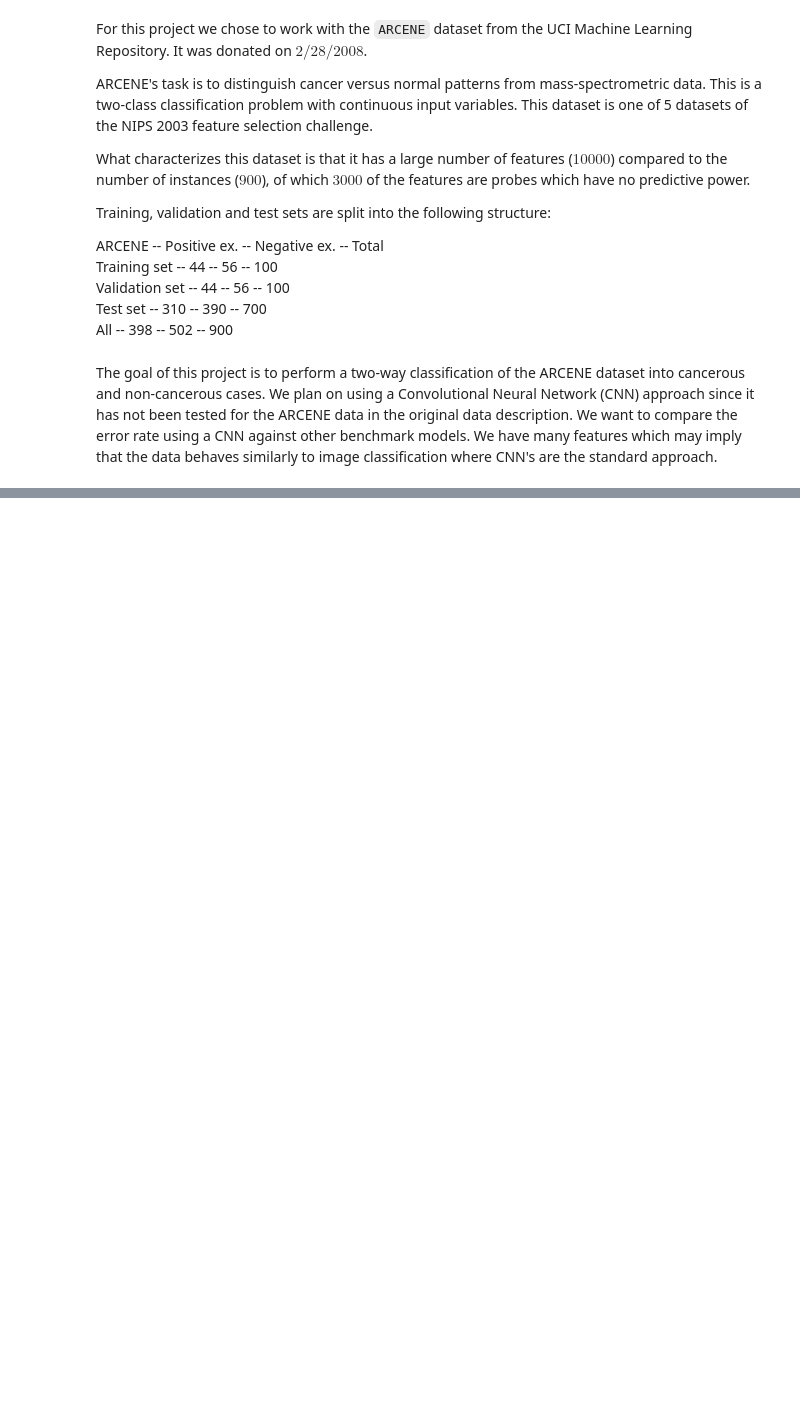
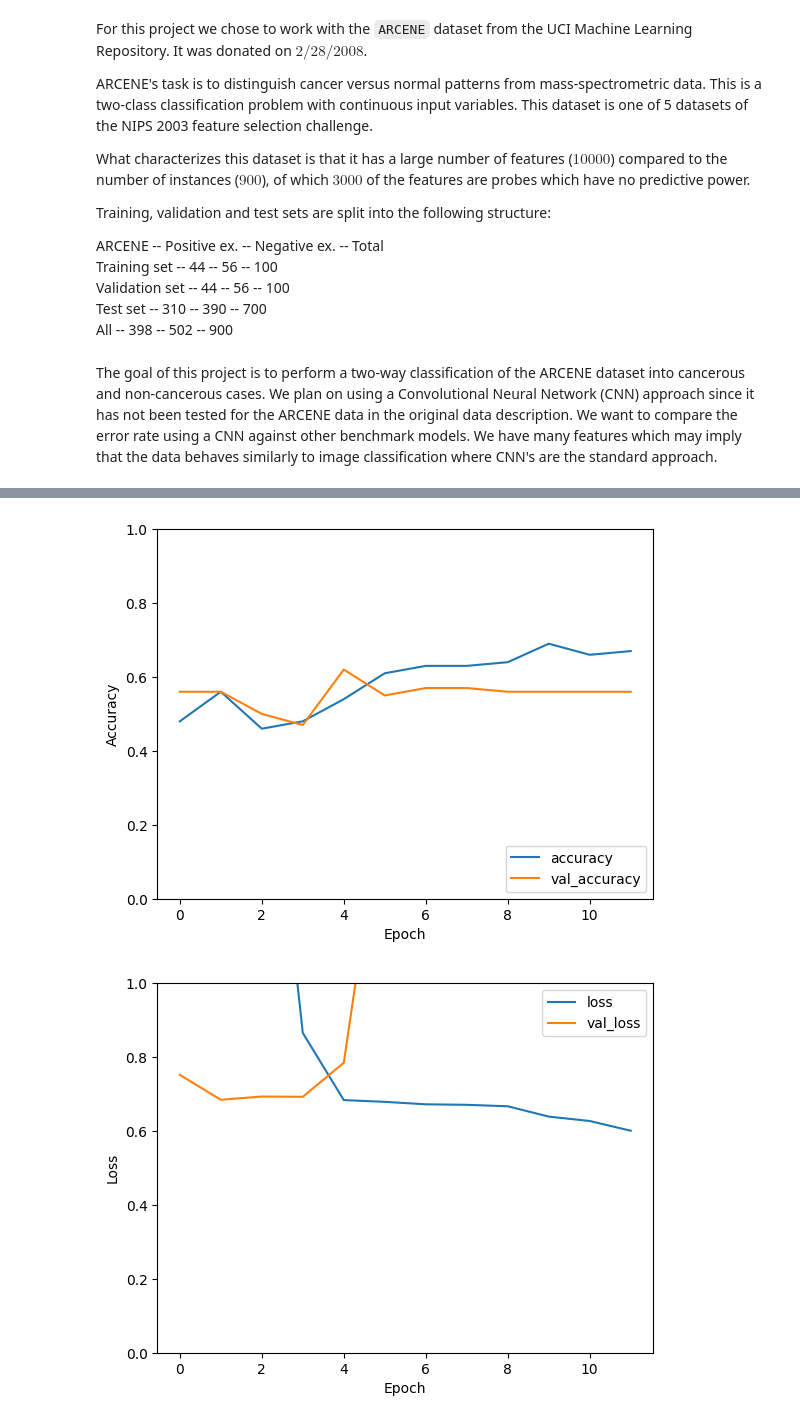
Before and after one commit to maxbrehmer/deep_learning_pr4, a Jupyter notebook: max_branch/base_notebook.ipynb, the cells around one changed output, grey strips where cells are left out. Cells and saved outputs as stored; diff of their text form; code cells hidden in the pictures; blank space fills up the shorter version.

Commit message:
constructed CNN and initial training algorithm

```diff
--- a/max_branch/base_notebook.ipynb
+++ b/max_branch/base_notebook.ipynb
@@ -40,7 +40,6 @@ remove_empty_columns(test_data)
 # %%
 import setuptools.dist
 import tensorflow as tf
-from tensorflow.keras import datasets, layers, models
 from tensorflow.keras.utils import to_categorical
 from sklearn.preprocessing import MinMaxScaler
 import numpy as np
@@ -63,16 +62,7 @@ train_data = scaler.fit_transform(train_data)
 valid_data = scaler.transform(valid_data)
 test_data = scaler.transform(test_data)
 
-# Convert the numpy array back to a pandas dataframe
-train_data = pd.DataFrame(train_data)
-valid_data = pd.DataFrame(valid_data)
-test_data = pd.DataFrame(test_data)
-train_labels_onehot = pd.DataFrame(train_labels_onehot)
-valid_labels_onehot = pd.DataFrame(valid_labels_onehot)
-
-pd.set_option('display.max_columns', 20)
-#train_data
-#valid_data
-#test_data
-#train_labels_onehot
-#valid_labels_onehot
+# Reshape the data to 2D
+train_data_2d = train_data.reshape((-1, 100, 100, 1))
+valid_data_2d = valid_data.reshape((-1, 100, 100, 1))
+test_data_2d = test_data.reshape((-1, 100, 100, 1))
@@ -98,0 +140,38 @@ model = models.Sequential()
+# %%
+from tensorflow.keras.callbacks import EarlyStopping
+import matplotlib.pyplot as plt
+
+"""
+    Train model
+"""
+
+early_stop = EarlyStopping(monitor='val_loss', patience=10, restore_best_weights=True)
+history = model.fit(train_data_2d, train_labels, epochs=50, batch_size=32,
+                     validation_data=(valid_data_2d, valid_labels), callbacks=[early_stop])
+
+val_loss, val_acc = model.evaluate(valid_data_2d, valid_labels)
+print(f"Validation Accuracy: {val_acc:.2f}")
+print(f"Validation Loss: {val_loss:.2f}")
+
+"""
+    Evaluate model
+"""
+
+# plot accuracy
+plt.plot(history.history['accuracy'], label='accuracy')
+plt.plot(history.history['val_accuracy'], label = 'val_accuracy')
+plt.xlabel('Epoch')
+plt.ylabel('Accuracy')
+plt.ylim([0, 1])
+plt.legend(loc='lower right')
+plt.show()
+
+# plot loss curves
+plt.plot(history.history['loss'], label='loss')
+plt.plot(history.history['val_loss'], label = 'val_loss')
+plt.xlabel('Epoch')
+plt.ylabel('Loss')
+plt.ylim([0, 1])
+plt.legend(loc='upper right')
+plt.show()
+# %% [output]
@@ -98,0 +195,2 @@ model = models.Sequential()
+[figure, added]
+[figure, added]
```
Also changed, not shown: parts of 4 cells of this notebook.
